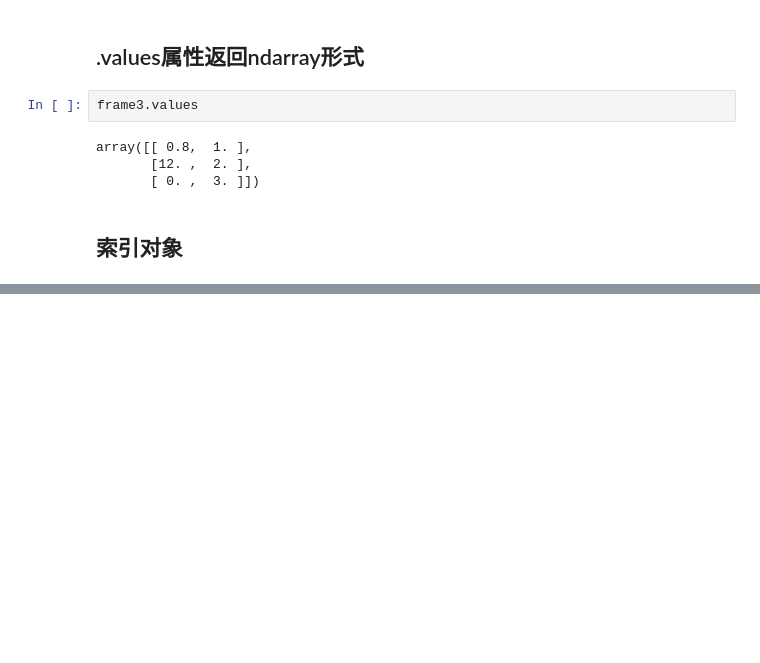
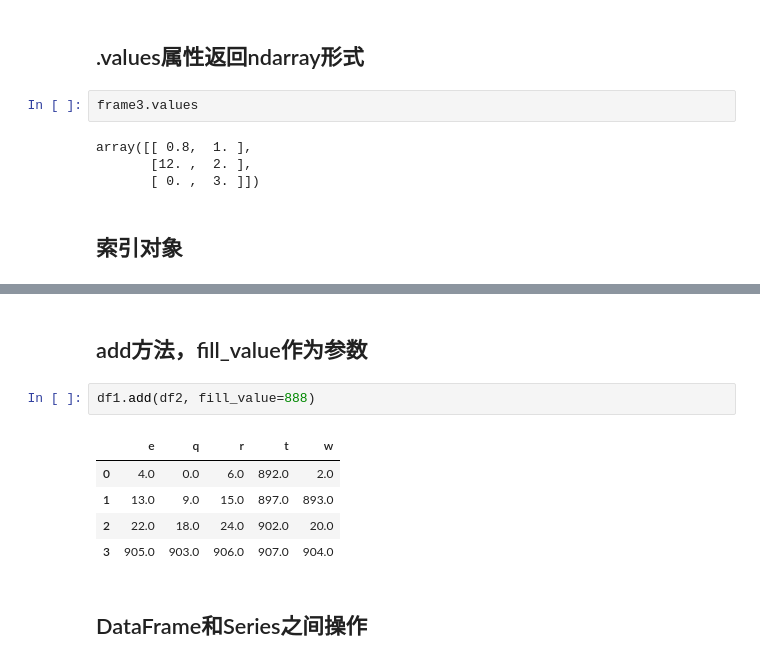
Before and after one commit to now-101/numpy_camp, a Jupyter notebook: task02.ipynb, the cells around one changed output, grey strips where cells are left out. Saved outputs shown, nothing was run; the diff lists cells and outputs as text; blank space fills up the shorter version.

```diff
--- a/task02.ipynb
+++ b/task02.ipynb
@@ -321,0 +695,12 @@ array([[ 0.8,  1. ],
+# %% [markdown]
+## add方法，fill_value作为参数
+# %%
+df1.add(df2, fill_value=888)
+# %% [output]
+|  | e | q | r | t | w |
+| 0 | 4.0 | 0.0 | 6.0 | 892.0 | 2.0 |
+| 1 | 13.0 | 9.0 | 15.0 | 897.0 | 893.0 |
+| 2 | 22.0 | 18.0 | 24.0 | 902.0 | 20.0 |
+| 3 | 905.0 | 903.0 | 906.0 | 907.0 | 904.0 |
+# %% [markdown]
+## DataFrame和Series之间操作
```
Also changed, not shown: parts of 58 cells of this notebook.
